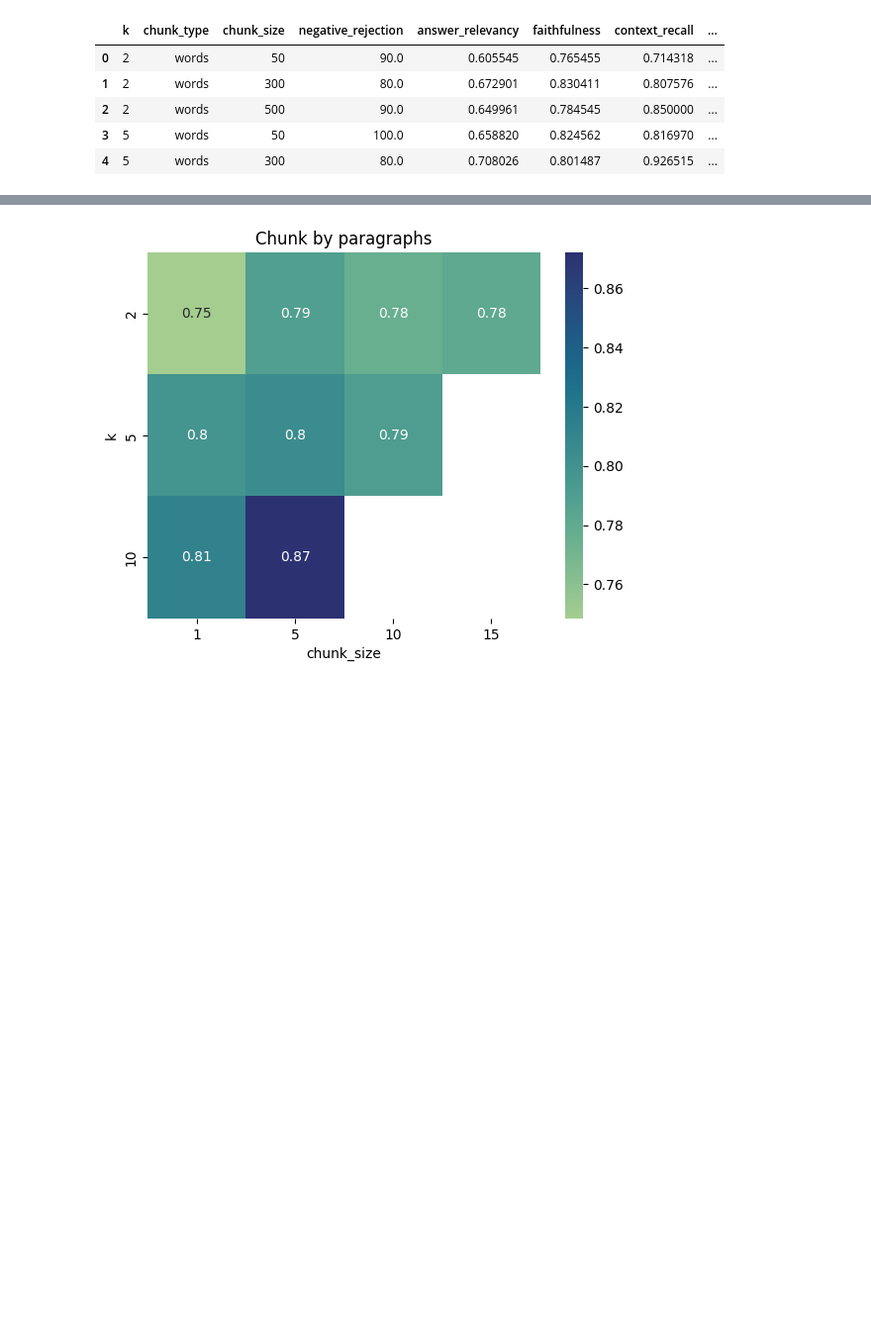
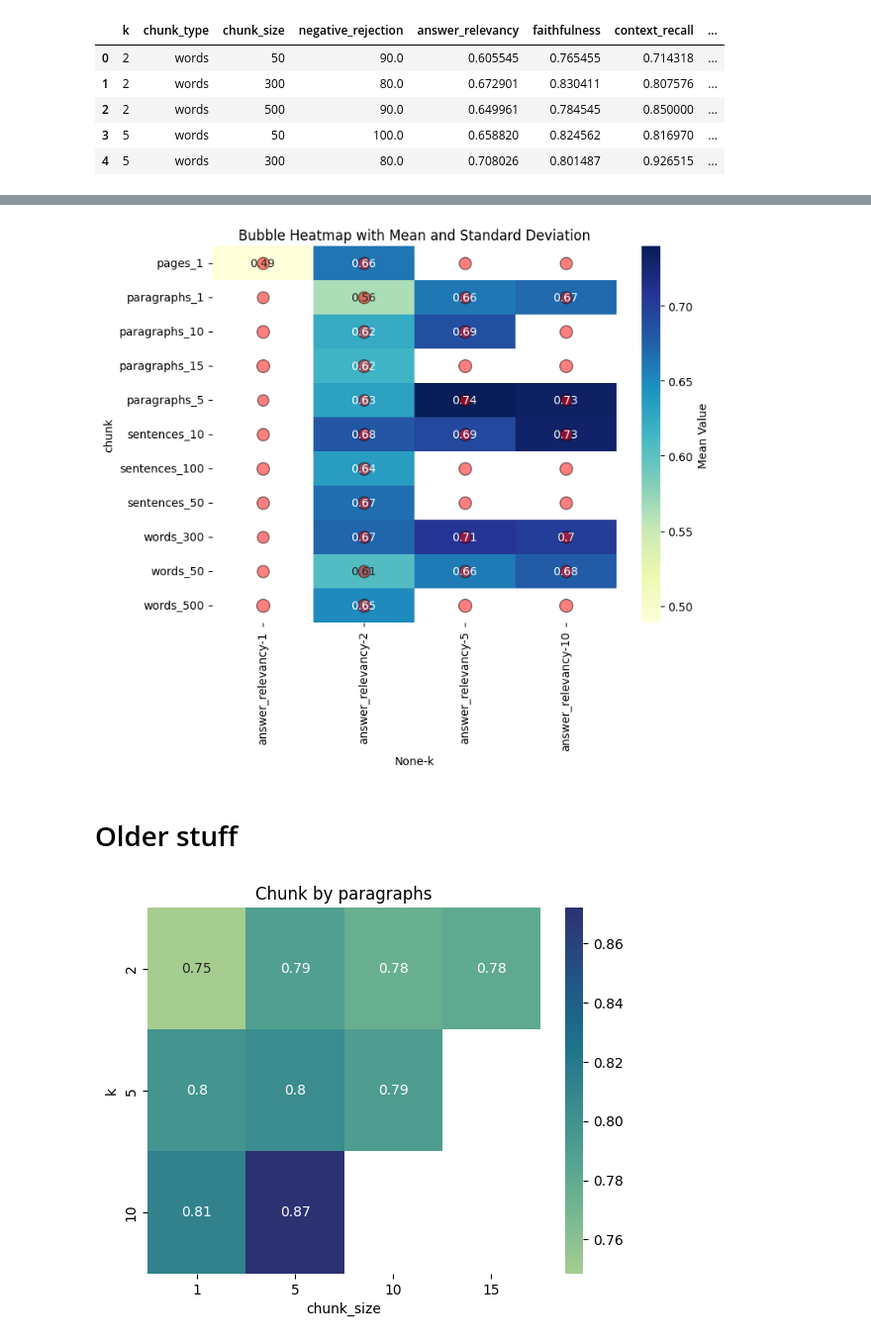
Before and after one commit to xinyicxy/rag-optimization, a Jupyter notebook: rag-sandbox/rfp/r1_metrics_eval.ipynb, the cells around one changed output, grey strips where cells are left out. Shown at 99% size. Drawn from its saved outputs; the diff is of its cells as text; code cells hidden in the pictures; blank space fills up the shorter version.

```diff
--- a/rag-sandbox/rfp/r1_metrics_eval.ipynb
+++ b/rag-sandbox/rfp/r1_metrics_eval.ipynb
@@ -56,3 +153,20 @@ df.head()
+# %%
+# Plot the heatmap for mean values
+plt.figure(figsize=(8, 6))
+ax = sns.heatmap(toPlot.pivot(index=["chunk"], columns="k", values=[metric]), annot=True, cmap="YlGnBu", cbar_kws={'label': 'Mean Value'})
+
+# Overlay bubbles based on standard deviation values (size of bubbles)
+for i in range(toPlot[metric].shape[0]):
+    for j in range(toPlot["chunk"].shape[0]):
+        # You can adjust the bubble size based on the standard deviation value
+        ax.scatter(j + 0.5, i + 0.5, s=toPlot[metric_std].iloc[i] * 500, c='red', alpha=0.5, edgecolors='black')
+
+plt.title('Bubble Heatmap with Mean and Standard Deviation')
+plt.show()
+# %% [output]
+[figure, added]
+# %% [markdown]
+# Older stuff
 # %%
 def single_type_heatmap(df, chunk_type = "words", metric = "faithfulness"):
     """Pass in chunk_type and metric as strings from the dataframe columns."""
```
Also changed, not shown: parts of 14 cells of this notebook, 30 other files.
